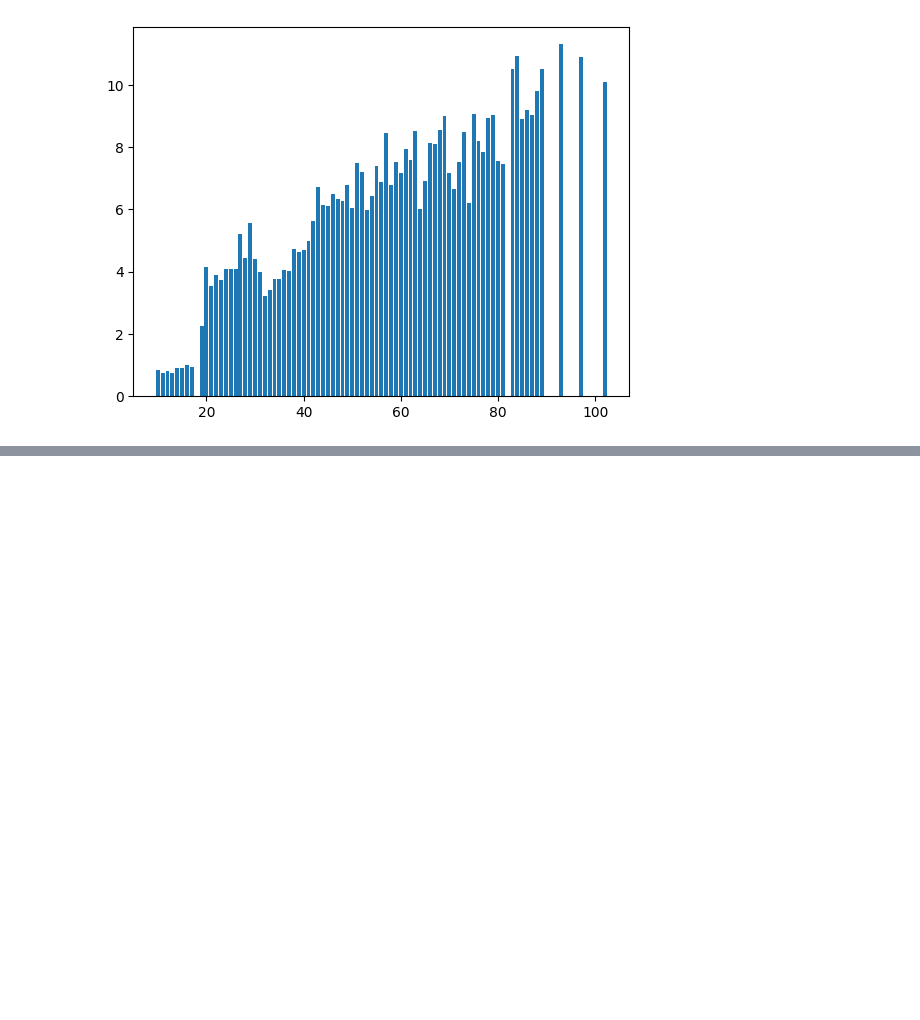
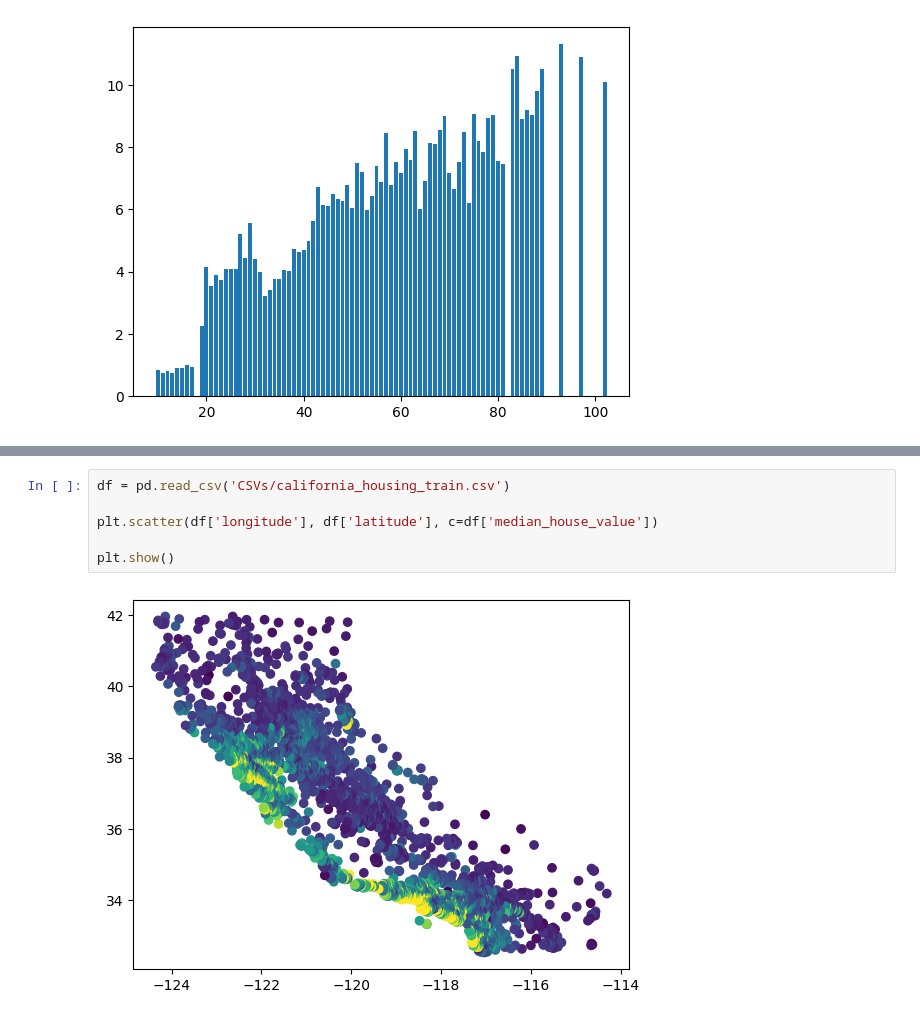
Before and after one commit to igromachado/codigos_ets, a Jupyter notebook: Python_Bibliotecas/matplotlib/exercícios.ipynb, the cells around one changed output, grey strips where cells are left out. Saved outputs shown, nothing was run; the diff lists cells and outputs as text; blank space fills up the shorter version.

```diff
--- a/Python_Bibliotecas/matplotlib/exercícios.ipynb
+++ b/Python_Bibliotecas/matplotlib/exercícios.ipynb
@@ -95,0 +103,8 @@ plt.bar(df.index,df)
+# %%
+df = pd.read_csv('CSVs/california_housing_train.csv')
+
+plt.scatter(df['longitude'], df['latitude'], c=df['median_house_value'])
+
+plt.show()
+# %% [output]
+[figure, added]
```
Also changed, not shown: parts of 1 cell of this notebook.
